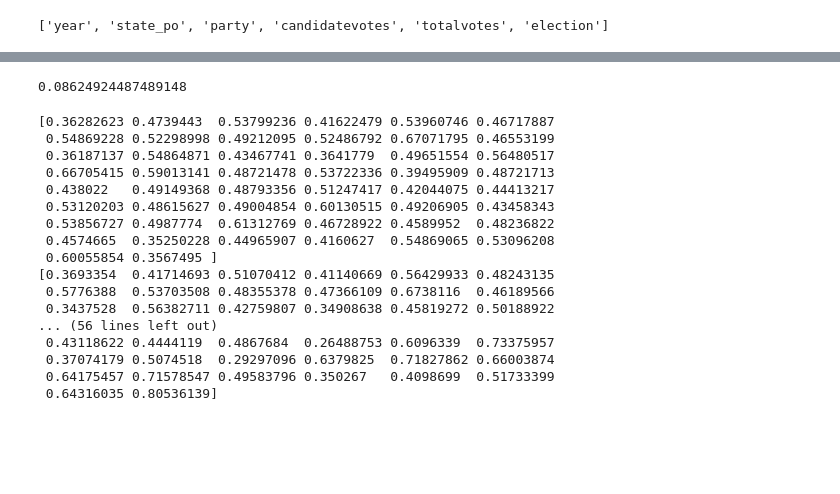
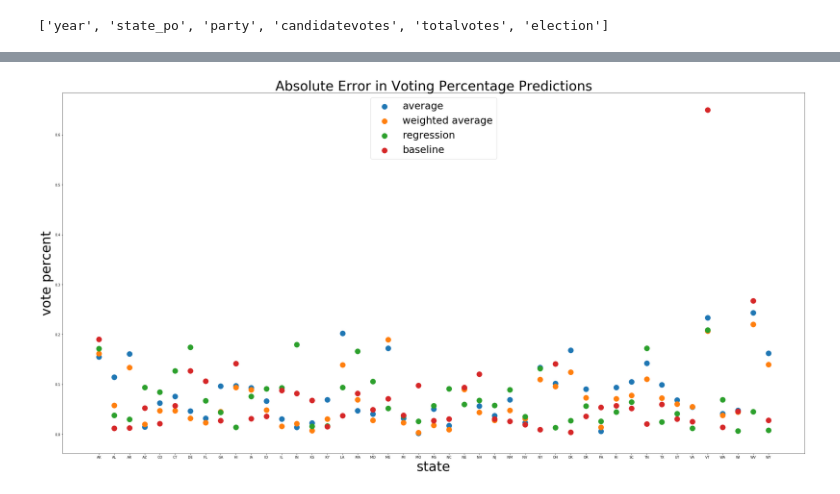
Before and after one commit to sahityamantravadi/cs238-final-project, a Jupyter notebook: model.ipynb, the cells around one changed output, grey strips where cells are left out. Cells and saved outputs as stored; diff of their text form; code cells hidden in the pictures; blank space fills up the shorter version.

```diff
--- a/model.ipynb
+++ b/model.ipynb
@@ -205,12 +205,17 @@ class State_Model:
 # %%
 states = sorted(pres_df.state_po.unique())
 states.remove('DC')
+
 dem_averages = []
 dem_weighted_averages = []
 dem_regressions = []
+dem_baselines = []
+
 rep_averages = []
 rep_weighted_averages = []
 rep_regressions = []
+rep_baselines = []
+
 true_dems = []
 true_reps = []
 
@@ -225,8 +230,15 @@ for state in states:
     state_true_dem = state_model.dems[(state_model.dems.year == 2016) & (state_model.dems.election == 'senate')].vote_pct.values[0]
     state_true_rep = state_model.reps[(state_model.reps.year == 2016) & (state_model.reps.election == 'senate')].vote_pct.values[0]
 
+    state_baseline_dem = state_model.dems[(state_model.dems.year == 2014) & (state_model.dems.election == 'senate')].vote_pct.values[0]
+    state_baseline_rep = state_model.reps[(state_model.reps.year == 2014) & (state_model.reps.election == 'senate')].vote_pct.values[0]
+
     true_dems.append(state_true_dem)
     true_reps.append(state_true_rep)
+
+    dem_baselines.append(state_baseline_dem)
+    rep_baselines.append(state_baseline_rep)
+
     dem_averages.append(state_model.run_campaign('democrat', 'average')[0])
     dem_weighted_averages.append(state_model.run_campaign('democrat', 'weighted_average')[0])
     dem_regressions.append(state_model.run_campaign('democrat', 'regression')[0])
@@ -259,13 +271,17 @@ dem_regressions = np.array(dem_regressions)
 rep_averages = np.array(rep_averages)
 rep_weighted_averages = np.array(rep_weighted_averages)
 rep_regressions = np.array(rep_regressions)
+dem_baselines = np.array(dem_baselines)
+rep_baselines = np.array(rep_baselines)
 true_dems = np.array(true_dems)
 true_reps = np.array(true_reps)
 
+dem_base_err = np.abs(dem_baselines - true_dems)
 dem_avg_err = np.abs(dem_averages - true_dems)
 dem_w_avg_err = np.abs(dem_weighted_averages - true_dems)
 dem_regr_err = np.abs(dem_regressions - true_dems)
 
+rep_base_err = np.abs(rep_baselines - true_reps)
 rep_avg_err = np.abs(rep_averages - true_reps)
 rep_w_avg_err = np.abs(rep_weighted_averages - true_reps)
 rep_regr_err = np.abs(rep_regressions - true_reps)
@@ -289,31 +288,32 @@ plt.show()
-# %%
-print(np.average(rep_w_avg_err))
-# %% [output]
-0.08624924487489148
-# %%
-print(dem_averages)
-print(dem_weighted_averages)
-print(dem_regressions)
-print(rep_averages)
-print(rep_weighted_averages)
-print(rep_regressions)
-print(true_dems)
-print(true_reps)
-# %% [output]
-[0.36282623 0.4739443  0.53799236 0.41622479 0.53960746 0.46717887
- 0.54869228 0.52298998 0.49212095 0.52486792 0.67071795 0.46553199
- 0.36187137 0.54864871 0.43467741 0.3641779  0.49651554 0.56480517
- 0.66705415 0.59013141 0.48721478 0.53722336 0.39495909 0.48721713
- 0.438022   0.49149368 0.48793356 0.51247417 0.42044075 0.44413217
- 0.53120203 0.48615627 0.49004854 0.60130515 0.49206905 0.43458343
- 0.53856727 0.4987774  0.61312769 0.46728922 0.4589952  0.48236822
- 0.4574665  0.35250228 0.44965907 0.4160627  0.54869065 0.53096208
- 0.60055854 0.3567495 ]
-[0.3693354  0.41714693 0.51070412 0.41140669 0.56429933 0.48243135
- 0.5776388  0.53703508 0.48355378 0.47366109 0.6738116  0.46189566
- 0.3437528  0.56382711 0.42759807 0.34908638 0.45819272 0.50188922
-... (56 lines left out)
- 0.43118622 0.4444119  0.4867684  0.26488753 0.6096339  0.73375957
- 0.37074179 0.5074518  0.29297096 0.6379825  0.71827862 0.66003874
- 0.64175457 0.71578547 0.49583796 0.350267   0.4098699  0.51733399
- 0.64316035 0.80536139]
+# %%
+plt.figure(figsize=(40,20))
+ax = plt.axes()
+
+#disp_states = [0,1,2,3,46,47,48,49]
+#plot_states = [states[i] for i in disp_states]
+#to_plot = np.array(disp_states, dtype=np.int32)
+
+ax.scatter(states, dem_avg_err, s=250)
+ax.scatter(states, dem_w_avg_err, s=250)
+ax.scatter(states, dem_regr_err, s=250)
+ax.scatter(states, dem_base_err, s=250)
+
+ax.legend(['average', 'weighted average', 'regression', 'baseline'], loc = 9)
+
+ax.set_title('Absolute Error in Voting Percentage Predictions')
+ax.set_xlabel('state')
+ax.set_ylabel('vote percent')
+
+ax.axis('tight')
+
+ax.title.set_fontsize(40)
+ax.xaxis.label.set_fontsize(40)
+ax.yaxis.label.set_fontsize(40)
+
+for item in (ax.get_xticklabels() + ax.get_yticklabels()):
+    item.set_fontsize(10)
+plt.rc('legend', fontsize=30)    # legend fontsize
+
+plt.show()
+# %% [output]
+[figure, added]
```
Also changed, not shown: parts of 2 cells of this notebook.
